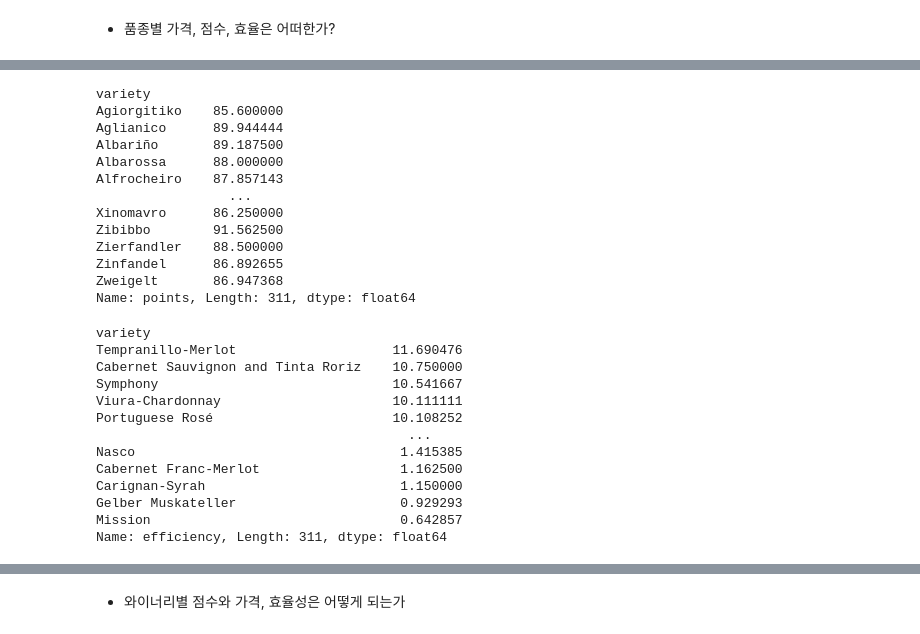
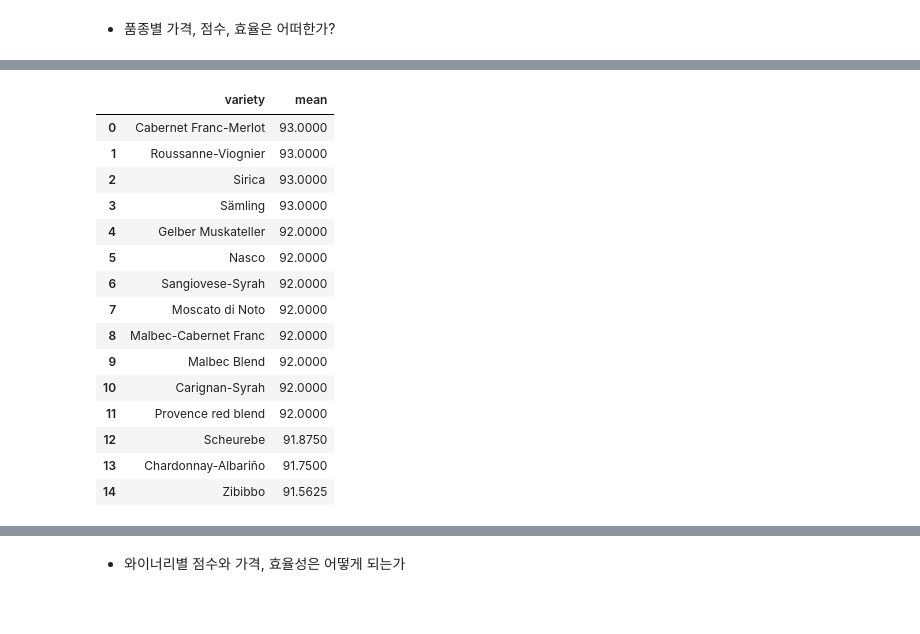
Before and after one commit to Jeongho-cho/Wine_review, a Jupyter notebook: Wine.ipynb, the cells around one changed output, grey strips where cells are left out. Drawn from its saved outputs; the diff is of its cells as text; code cells hidden in the pictures; blank space fills up the shorter version.

```diff
--- a/Wine.ipynb
+++ b/Wine.ipynb
@@ -264,32 +245,0 @@ Name: price, Length: 311, dtype: float64
-# %%
-wn_re.groupby(['variety'])['points'].mean()
-# %% [output]
-variety
-Agiorgitiko    85.600000
-Aglianico      89.944444
-Albariño       89.187500
-Albarossa      88.000000
-Alfrocheiro    87.857143
-                 ...
-Xinomavro      86.250000
-Zibibbo        91.562500
-Zierfandler    88.500000
-Zinfandel      86.892655
-Zweigelt       86.947368
-Name: points, Length: 311, dtype: float64
-# %%
-wn_re.groupby(['variety'])['efficiency'].mean().sort_values(ascending  = False )
-# %% [output]
-variety
-Tempranillo-Merlot                    11.690476
-Cabernet Sauvignon and Tinta Roriz    10.750000
-Symphony                              10.541667
-Viura-Chardonnay                      10.111111
-Portuguese Rosé                       10.108252
-                                        ...
-Nasco                                  1.415385
-Cabernet Franc-Merlot                  1.162500
-Carignan-Syrah                         1.150000
-Gelber Muskateller                     0.929293
-Mission                                0.642857
-Name: efficiency, Length: 311, dtype: float64
@@ -295,0 +250,19 @@ Name: efficiency, Length: 311, dtype: float64
+# %%
+wn_va_po
+# %% [output]
+|  | variety | mean |
+| 0 | Cabernet Franc-Merlot | 93.0000 |
+| 1 | Roussanne-Viognier | 93.0000 |
+| 2 | Sirica | 93.0000 |
+| 3 | Sämling | 93.0000 |
+| 4 | Gelber Muskateller | 92.0000 |
+| 5 | Nasco | 92.0000 |
+| 6 | Sangiovese-Syrah | 92.0000 |
+| 7 | Moscato di Noto | 92.0000 |
+| 8 | Malbec-Cabernet Franc | 92.0000 |
+| 9 | Malbec Blend | 92.0000 |
+| 10 | Carignan-Syrah | 92.0000 |
+| 11 | Provence red blend | 92.0000 |
+| 12 | Scheurebe | 91.8750 |
+| 13 | Chardonnay-Albariño | 91.7500 |
+| 14 | Zibibbo | 91.5625 |
```
Also changed, not shown: parts of 10 cells of this notebook.
